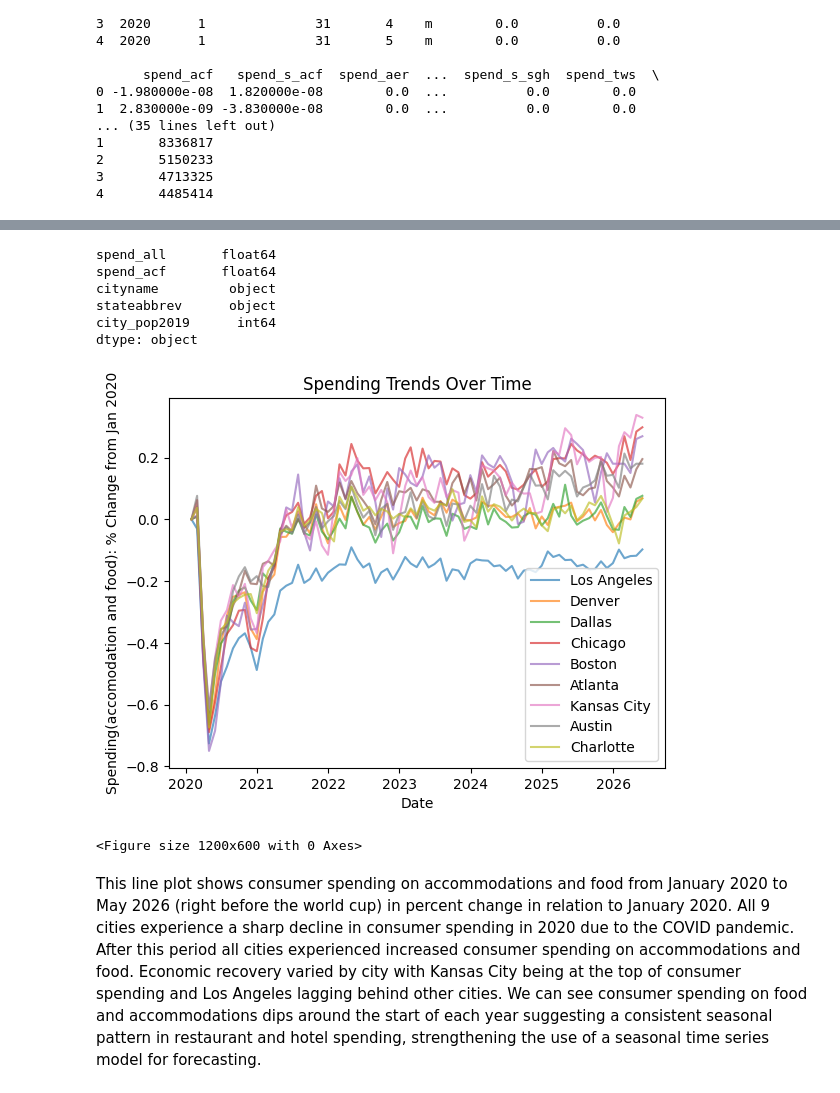
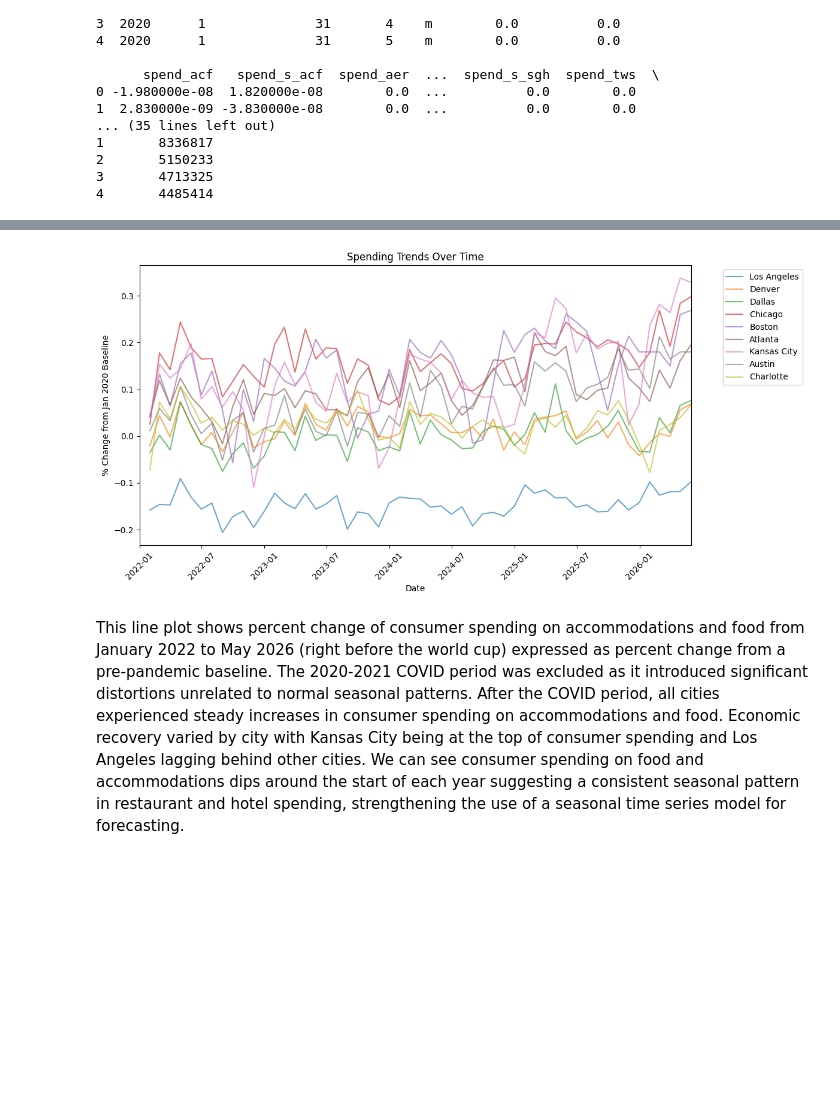
Before and after one commit to roshanshah570/worldcup-spending-forecast, a Jupyter notebook: notebooks/01_eda.ipynb, the cells around one changed output, grey strips where cells are left out. Saved outputs shown, nothing was run; the diff lists cells and outputs as text; code cells hidden in the pictures; blank space fills up the shorter version.

Commit message:
Filtered data to > Jan 2022, edited figures and added to output folder, added season and host column to prepare for bar graph

```diff
--- a/notebooks/01_eda.ipynb
+++ b/notebooks/01_eda.ipynb
@@ -66,6 +66,9 @@ worldcup_city_spending['Date'] = pd.to_datetime(worldcup_city_spending[['year',
 # Removing unnecessary columns and setting date as index
 worldcup_city_spending = worldcup_city_spending.drop(columns=['year', 'month', 'day', 'cityid'])
 worldcup_city_spending = worldcup_city_spending.set_index('Date')
+
+# Filtering so date starts from January 2022 so COVID spending does not affect data
+worldcup_city_spending = worldcup_city_spending[worldcup_city_spending.index >= '2022-01-01']
 print(worldcup_city_spending)
 
 worldcup_city_spending.groupby('cityname').size()
@@ -98,33 +101,36 @@ Los Angeles    77
 dtype: int64
 # %%
-# Data Cleaning
+# Ensure data types are correct
 
 worldcup_city_spending.dtypes
+
+# Creating csv of cleaned data
+worldcup_city_spending.to_csv('../data/processed/worldcup_city_spending.csv')
-# %% [output]
-spend_all       float64
-spend_acf       float64
-cityname         object
-stateabbrev      object
-city_pop2019      int64
-dtype: object
 # %%
-# Creating line plots for each city to visualize spending trends over time
+# Creating line plots for each city to visualize spending trends over time (past 6 years)
 
+plt.figure(figsize=(12, 6))
 for city in target_cities:
     city_data = worldcup_city_spending[worldcup_city_spending['cityname'] == city]
-    plt.plot(city_data.index, city_data['spend_acf'], label = city, alpha = 0.65)
-    plt.title(f"Spending Trends Over Time")
-    plt.xlabel("Date")
-    plt.ylabel("Spending(accomodation and food): % Change from Jan 2020")
-    plt.legend()
-plt.figure(figsize = (12, 6))
+    plt.plot(city_data.index, city_data['spend_acf'], label=city, alpha=0.65)
+
+plt.title("Spending Trends Over Time")
+plt.xlabel("Date")
+plt.ylabel("% Change from Jan 2020 Baseline")
+plt.legend(bbox_to_anchor=(1.05, 1), loc='upper left')
+plt.xticks(rotation=45)
+plt.tight_layout()
+plt.xlim([pd.Timestamp('2022-01-01'), pd.Timestamp('2026-06-01')])
+
+# Adding figure to outputs folder
+plt.savefig('../outputs/figures/spending_trends.png', bbox_inches='tight', dpi=150)
+
 plt.show()
 plt.close()
 # %% [output]
-[figure, old version]
+[figure, new version]
-<Figure size 1200x600 with 0 Axes>
 # %% [markdown]
-This line plot shows consumer spending on accommodations and food from January 2020 to May 2026 (right before the world cup) in percent change in relation to January 2020. All 9 cities experience a sharp decline in consumer spending in 2020 due to the COVID pandemic. After this period all cities experienced increased consumer spending on accommodations and food. Economic recovery varied by city with Kansas City being at the top of consumer spending and Los Angeles lagging behind other cities. We can see consumer spending on food and accommodations dips around the start of each year suggesting a consistent seasonal pattern in restaurant and hotel spending, strengthening the use of a seasonal time series model for forecasting.
+This line plot shows percent change of consumer spending on accommodations and food from January 2022 to May 2026 (right before the world cup) expressed as percent change from a pre-pandemic baseline. The 2020-2021 COVID period was excluded as it introduced significant distortions unrelated to normal seasonal patterns. After the COVID period, all cities experienced steady increases in consumer spending on accommodations and food. Economic recovery varied by city with Kansas City being at the top of consumer spending and Los Angeles lagging behind other cities. We can see consumer spending on food and accommodations dips around the start of each year suggesting a consistent seasonal pattern in restaurant and hotel spending, strengthening the use of a seasonal time series model for forecasting.
 # %%
 # Comparing host and non-host cities to see if there is a significant difference in spending trends
 
```
Also changed, not shown: parts of 4 cells of this notebook, 4 other files.
